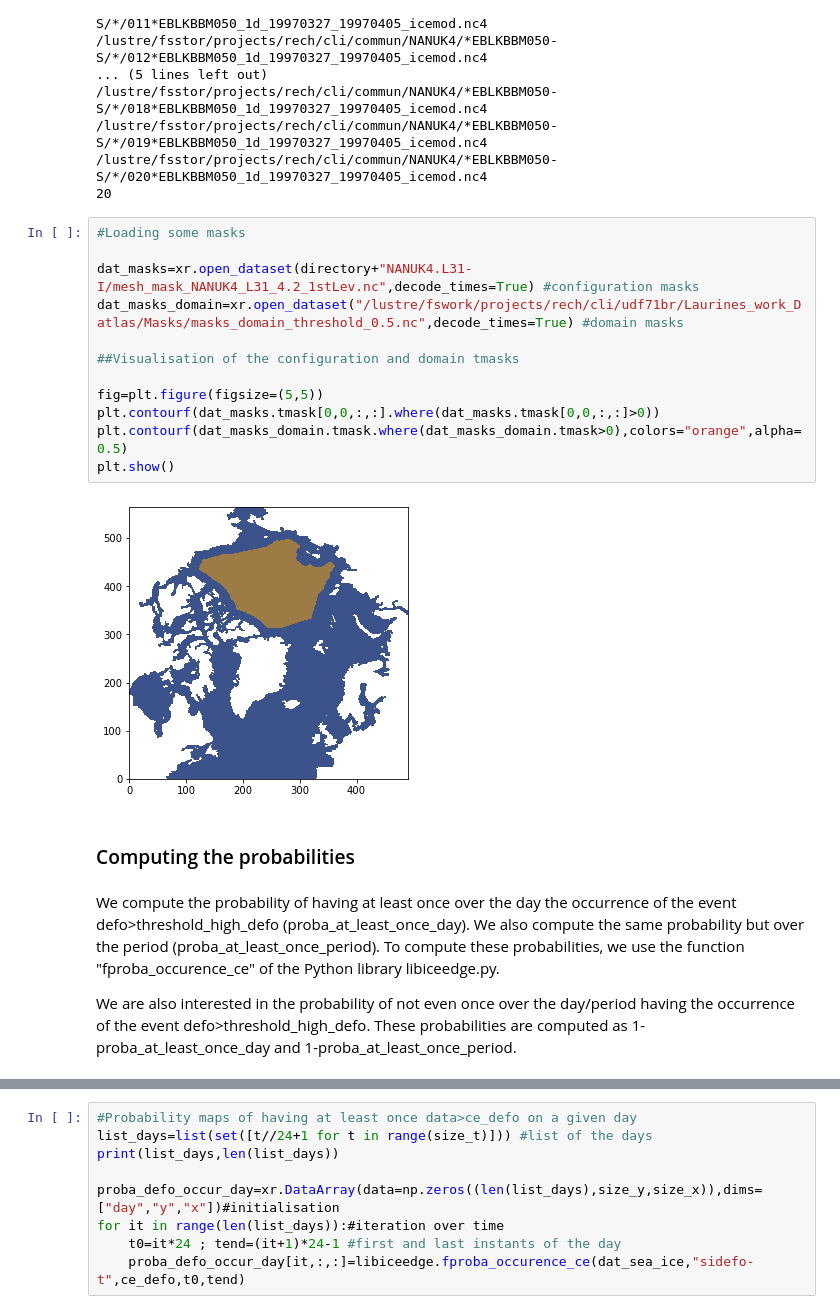
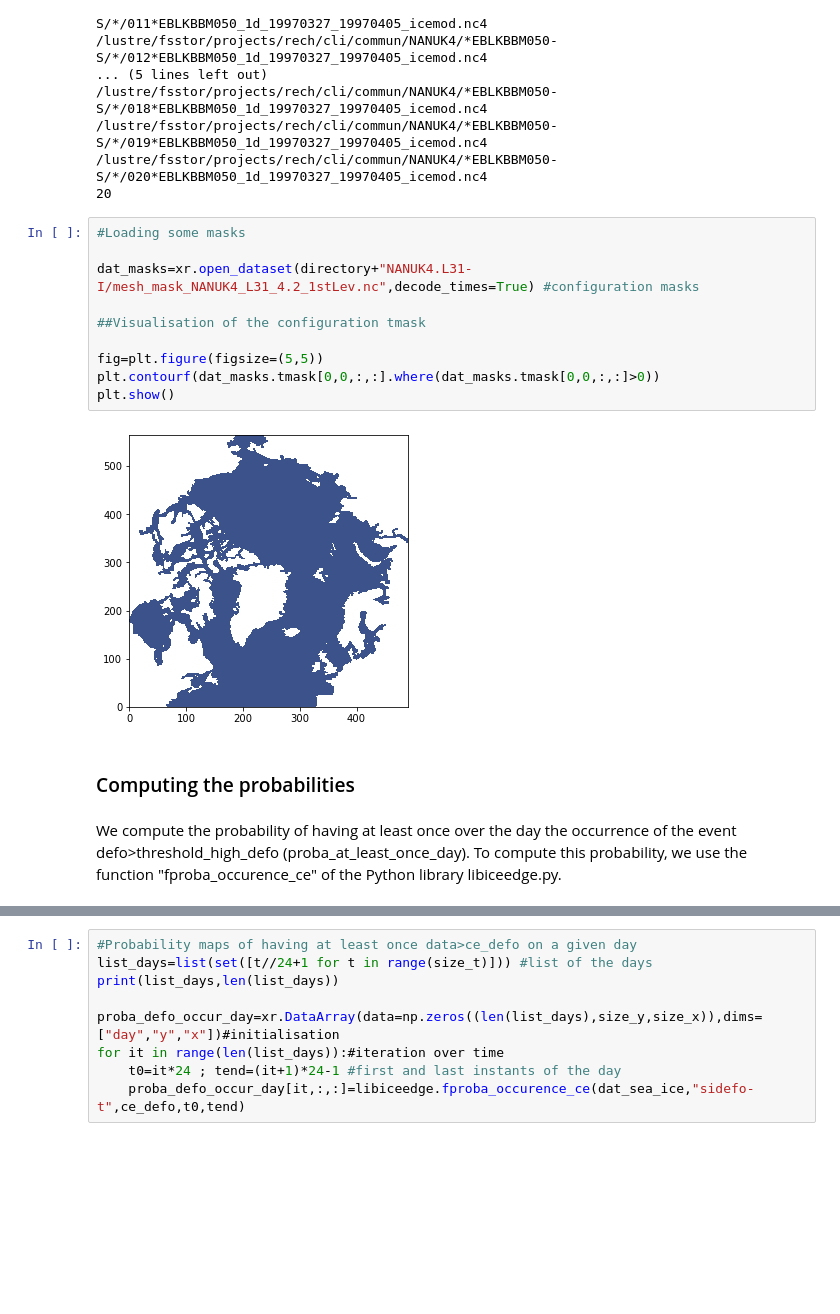
Before and after one commit to cmems-arcticbliss/Fiol2026, a Jupyter notebook: Probability_maps_defo.ipynb, the cells around one changed output, grey strips where cells are left out. Drawn from its saved outputs; the diff is of its cells as text; blank space fills up the shorter version.

```diff
--- a/Probability_maps_defo.ipynb
+++ b/Probability_maps_defo.ipynb
@@ -113,23 +113,19 @@ print(len(dat_sea_ice_daily))
 # %%
 #Loading some masks
 
 dat_masks=xr.open_dataset(directory+"NANUK4.L31-I/mesh_mask_NANUK4_L31_4.2_1stLev.nc",decode_times=True) #configuration masks
-dat_masks_domain=xr.open_dataset("/lustre/fswork/projects/rech/cli/udf71br/Laurines_work_Datlas/Masks/masks_domain_threshold_0.5.nc",decode_times=True) #domain masks
 
-##Visualisation of the configuration and domain tmasks
+##Visualisation of the configuration tmask
 
 fig=plt.figure(figsize=(5,5))
 plt.contourf(dat_masks.tmask[0,0,:,:].where(dat_masks.tmask[0,0,:,:]>0))
-plt.contourf(dat_masks_domain.tmask.where(dat_masks_domain.tmask>0),colors="orange",alpha=0.5)
 plt.show()
 # %% [output]
-[figure, old version]
+[figure, new version]
 # %% [markdown]
 ### Computing the probabilities
 # %% [markdown]
-We compute the probability of having at least once over the day the occurrence of the event defo>threshold_high_defo (proba_at_least_once_day). We also compute the same probability but over the period (proba_at_least_once_period). To compute these probabilities, we use the function "fproba_occurence_ce" of the Python library libiceedge.py.
-
-We are also interested in the probability of not even once over the day/period having the occurrence of the event defo>threshold_high_defo. These probabilities are computed as 1-proba_at_least_once_day and 1-proba_at_least_once_period.
+We compute the probability of having at least once over the day the occurrence of the event defo>threshold_high_defo (proba_at_least_once_day). To compute this probability, we use the function "fproba_occurence_ce" of the Python library libiceedge.py.
 # %%
 #Some useful variables
 coef_defo=24.*3600.
```
Also changed, not shown: parts of 15 cells of this notebook, 3 other files.
